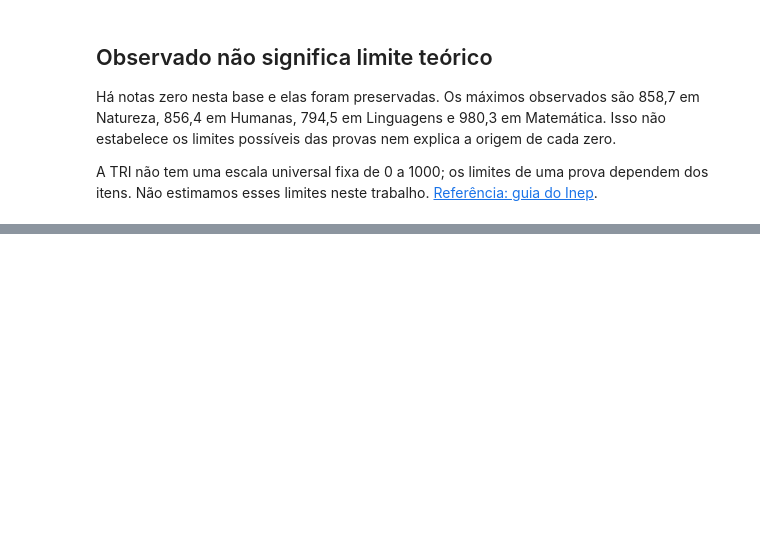
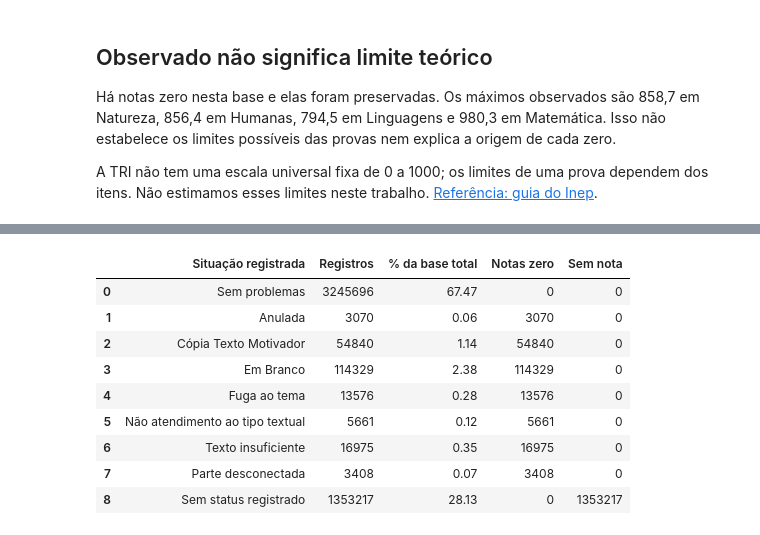
Before and after one commit to pachecosamuel/ENEM-Data-Analysis, a Jupyter notebook: apresentacao/visao_geral_2025.ipynb, the cells around one changed output, grey strips where cells are left out. Saved outputs shown, nothing was run; the diff lists cells and outputs as text; code cells hidden in the pictures; blank space fills up the shorter version.

```diff
--- a/apresentacao/visao_geral_2025.ipynb
+++ b/apresentacao/visao_geral_2025.ipynb
@@ -114,0 +147,14 @@ A TRI não tem uma escala universal fixa de 0 a 1000; os limites de uma prova de
+# %%
+colunas_status = {"situacao":"Situação registrada", "quantidade":"Registros", "percentual_base":"% da base total", "zeros":"Notas zero", "sem_nota":"Sem nota"}
+display(pd.DataFrame(redacao["status"])[list(colunas_status)].rename(columns=colunas_status).round(2))
+# %% [output]
+|  | Situação registrada | Registros | % da base total | Notas zero | Sem nota |
+| 0 | Sem problemas | 3245696 | 67.47 | 0 | 0 |
+| 1 | Anulada | 3070 | 0.06 | 3070 | 0 |
+| 2 | Cópia Texto Motivador | 54840 | 1.14 | 54840 | 0 |
+| 3 | Em Branco | 114329 | 2.38 | 114329 | 0 |
+| 4 | Fuga ao tema | 13576 | 0.28 | 13576 | 0 |
+| 5 | Não atendimento ao tipo textual | 5661 | 0.12 | 5661 | 0 |
+| 6 | Texto insuficiente | 16975 | 0.35 | 16975 | 0 |
+| 7 | Parte desconectada | 3408 | 0.07 | 3408 | 0 |
+| 8 | Sem status registrado | 1353217 | 28.13 | 0 | 1353217 |
```
Also changed, not shown: parts of 11 cells of this notebook, 34 other files.
